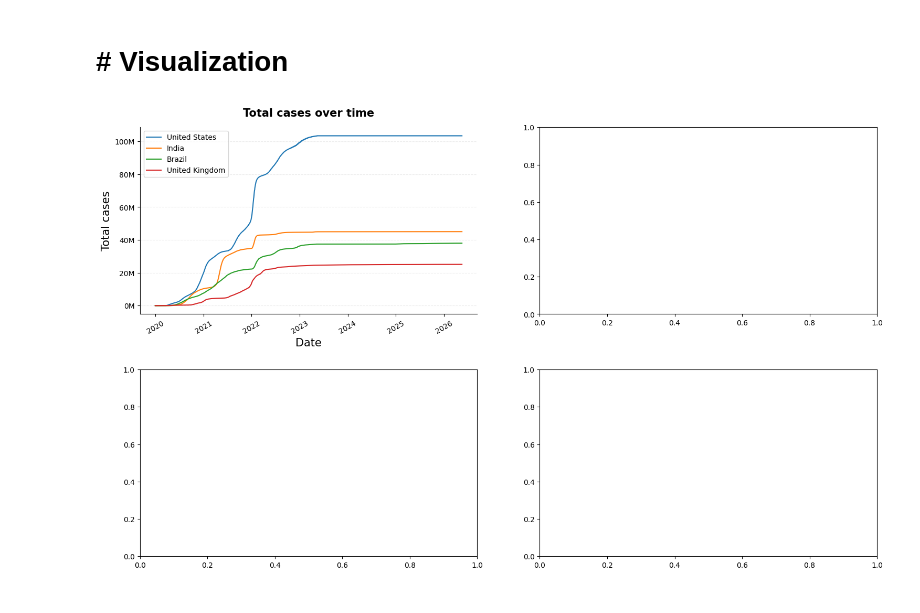
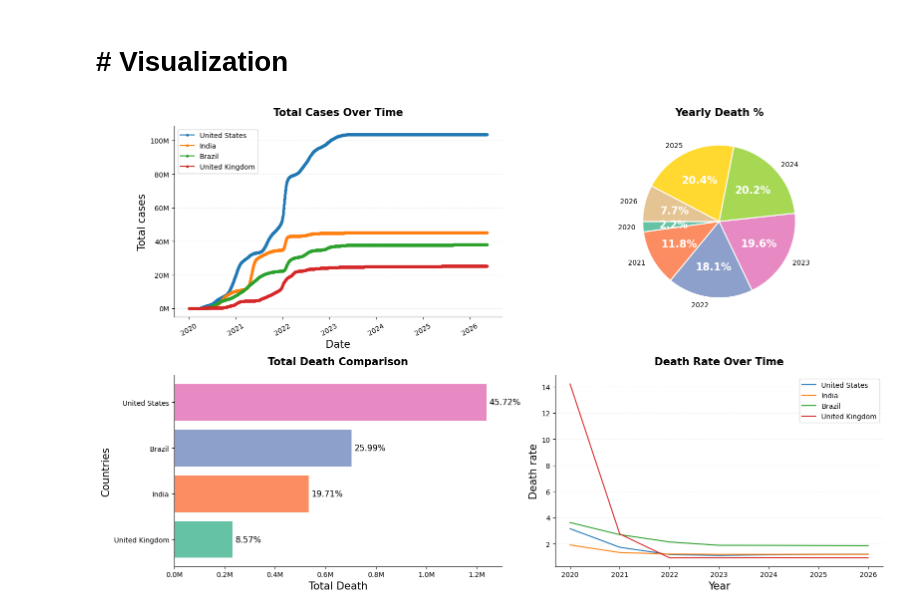
Before and after one commit to CoderAalok/Python_Libraries, a Jupyter notebook: Projects/COVID_19_data_dashboard.ipynb, the cells around one changed output. Drawn from its saved outputs; the diff is of its cells as text; code cells hidden in the pictures.

Commit message:
Work on Covid-19 dataset

```diff
--- a/Projects/COVID_19_data_dashboard.ipynb
+++ b/Projects/COVID_19_data_dashboard.ipynb
@@ -6,7 +5,7 @@ import matplotlib.ticker as mticker
 # %% [markdown]
 # # Load Dataset
 # %%
-df = pd.read_csv("compact.csv", parse_dates=['date'])
+load_data = pd.read_csv("compact.csv", parse_dates=['date'])
 # %% [markdown]
 # # Exploratory Data
 # %%
@@ -31,7 +30,7 @@ df.describe()
 # # Cleaning Data
 # %%
 features = ["country", "date", "total_cases", "new_cases", "total_deaths", "new_deaths", "population"]
-df = df[features]
+df = load_data[features]
 df = df.fillna(0)
 df.head()
 # %% [output]
@@ -80,3 +47,0 @@ Name: total_cases, dtype: float64
-# %%
-df["death rate"] = (df.total_deaths / df.total_cases) * 100
-df
@@ -83,31 +68,92 @@ df
+# %%
+"""last data of each country"""
+total_deaths = df.groupby('country').total_deaths.last().sort_values()
+pct_deaths = (total_deaths / total_deaths.sum()) * 100
+labels = [f"{pct:.2f}%" for pct in pct_deaths]
 # %% [markdown]
 # # Visualization
 # %%
 fig, axes = plt.subplots(2, 2, figsize=(16, 10))
-plt.tight_layout(pad=5.5)
+plt.tight_layout(pad=6.5)
+
 # separates axis
 ax1 = axes[0, 0]
 ax2 = axes[0, 1]
 ax3 = axes[1, 0]
 ax4 = axes[1, 1]
 
-# Line chart (Total cases over time per country)
+
+"""Plot 1: Line chart (Total cases over time per country)"""
 for country in countries:
     country_df = df[df["country"] == country]
-    ax1.plot(country_df.date, country_df.total_cases, label=country)
+    ax1.plot(country_df.date, country_df.total_cases, label=country, marker='.')
 
-# add styles and text
-ax1.set_title("Total cases over time", fontsize=15, fontweight='bold', pad=15)
+
+"""Add styles and text """
+ax1.set_title("Total Cases Over Time", fontsize=15, fontweight='bold', pad=15)
 ax1.set_xlabel("Date", fontsize=15)
 ax1.set_ylabel("Total cases", fontsize=15)
 ax1.spines[["top", "right"]].set_visible(False)
 ax1.tick_params(axis="x", rotation=30)
 ax1.yaxis.set_major_formatter(
     mticker.FuncFormatter(lambda x, _ : f"{x/1e6:.0f}M")
 )
 ax1.grid(axis='y', linestyle="--", alpha=0.23)
 ax1.legend()
 
+
+"""Plot 2: Pie chart -> Percentage of per year"""
+colors = plt.cm.Set2.colors
+weights, texts, autotexts = ax2.pie(
+    pct_deaths_per_year.values,
+    labels=pct_deaths_per_year.index,
+    autopct="%1.1f%%",
+    colors=colors[: len(pct_deaths_per_year)],
+    startangle=180,
+    pctdistance=0.60,
+    wedgeprops={"linewidth":1.5, "edgecolor":"white"}
+
+)
+for text in autotexts:
+    text.set_fontsize(15)
+    text.set_color('white')
+    text.set_fontweight("bold")
+
+ax2.set_title("Yearly Death %", fontsize=15, fontweight='bold', pad=15)
+
+
+# Plot 3: Total death comparison accors countries at end of the period
+bars = ax3.barh(total_deaths.index, total_deaths.values, color=colors[: len(total_deaths)])
+# add style and text
+ax3.set_title("Total Death Comparison", fontsize=15, fontweight='bold', pad=15)
+ax3.set_xlabel("Total Death", fontsize=15)
+ax3.set_ylabel("Countries", fontsize=15)
+ax3.spines[["top", "right"]].set_visible(False)
+ax3.xaxis.set_major_formatter(
+    mticker.FuncFormatter(lambda x,_ : f"{x/1e6:.1f}M")
+)
+ax3.bar_label(bars, labels=labels, padding=4, fontsize=12)
+
+
+# Plot 4: Death rate over time (per country)
+for country in countries:
+    country_death_df = yearly_death_rate[yearly_death_rate["country"] == country]
+    ax4.plot(country_death_df.years.astype(str), country_death_df.death_rate, label=country)
+
+# add styles and texts
+ax4.set_title("Death Rate Over Time", fontsize=15, fontweight='bold', pad=15)
+ax4.set_xlabel("Year", fontsize=15)
+ax4.set_ylabel("Death rate", fontsize=15)
+ax4.spines[['top', 'right']].set_visible(False)
+ax4.grid(axis='y', linestyle='--', alpha=0.18)
+ax4.legend()
+
+
+# save image
+FILE_NAME = "covid_dashboard.png"
+plt.savefig(FILE_NAME, dpi=150, bbox_inches='tight')
+
+plt.tight_layout()
 plt.show()
 # %% [output]
-[figure, old version]
+[figure, new version]
```
Also changed, not shown: parts of 10 cells of this notebook.
